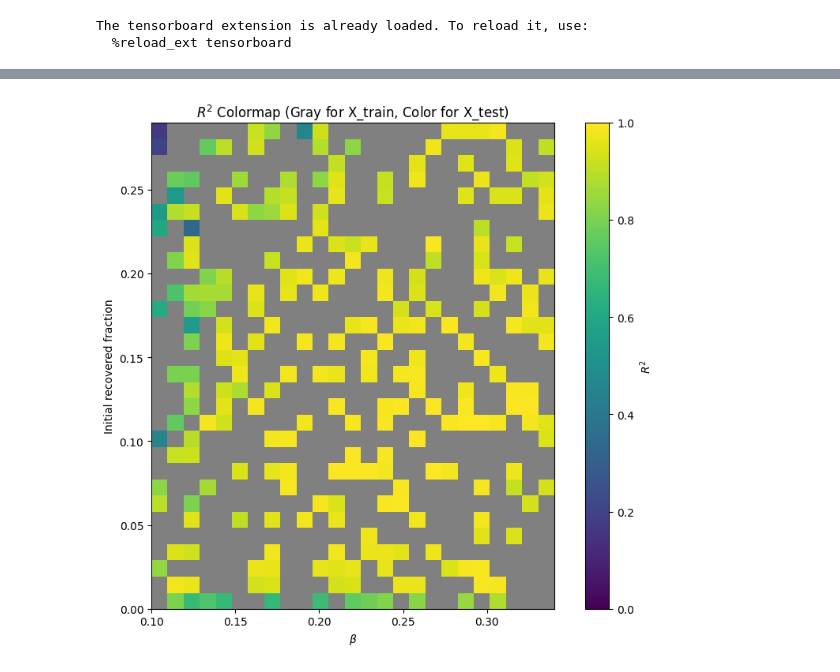
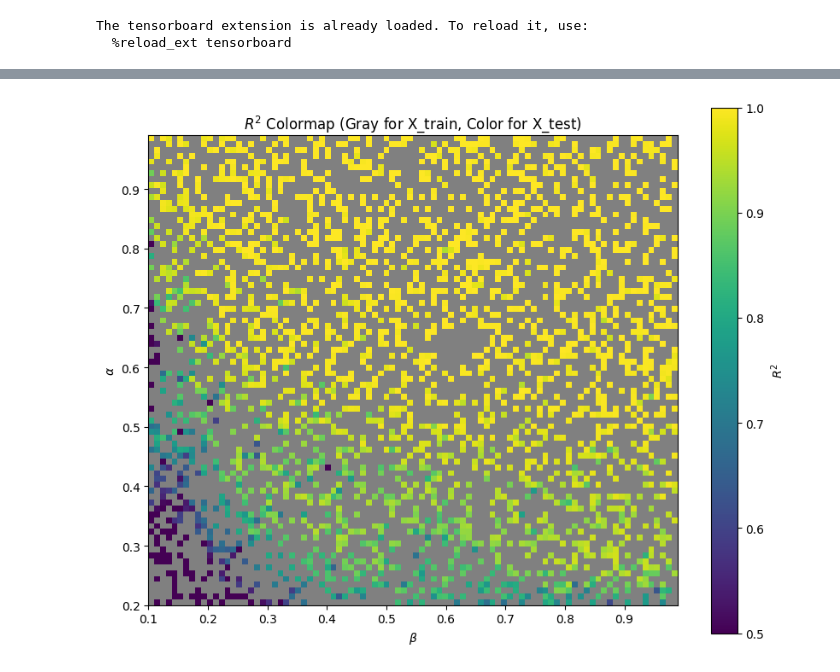
Before and after one commit to Mpkosh/hybrid_surrogate, a Jupyter notebook: notebooks/autoencoder_network_model.ipynb, the cells around one changed output, grey strips where cells are left out. Saved outputs shown, nothing was run; the diff lists cells and outputs as text; code cells hidden in the pictures.

```diff
--- a/notebooks/autoencoder_network_model.ipynb
+++ b/notebooks/autoencoder_network_model.ipynb
@@ -19,6 +24,6 @@ from torch.utils.data import DataLoader, TensorDataset
 # %%
-df = pd.read_csv('../data/network_model_dataset.csv', index_col=0)
+df = pd.read_csv('../data/network_model_dataset_7200.csv', index_col=0)
 tmax = df.values.shape[1] - 5 # number of simulation days
 # 5 - number of parameters of the network model
-df['incidence'] = df[[str(day_index) for day_index in range(tmax)]].values.tolist()
-data = df[['beta', 'init_rec_frac', 'incidence']]
+df['ts'] = df[[str(day_index) for day_index in range(tmax)]].values.tolist()
+data = df[['beta', 'alpha', 'ts']]
@@ -35,6 +36,6 @@ print(r'Диапазон параметров beta:[{}, {}], init_rec_frac:[{},
 # %%
-X_train, X_test, y_train, y_test =  train_test_split(data.drop(columns=['incidence']),
-                                                     data.incidence.values,
+X_train, X_test, y_train, y_test =  train_test_split(data.drop(columns=['ts']),
+                                                     data.ts.values,
                                                      test_size=0.33,
                                                      random_state=42)
 X_train, X_test = X_train.values, X_test.values
@@ -178,7 +130,7 @@ n_epochs = 50
 
 mse_cr = F.mse_loss
 r2_cr = r2_loss
-vae = VAE(input_size=2, hidden_size=hidden_size, latent_size=latent_size, output_size=tmax).to(device)
+vae = VariationalAutoencoder(input_size=2, hidden_size=hidden_size, latent_size=latent_size, output_size=tmax).to(device)
 optimizer = torch.optim.Adam(vae.parameters(), lr=1e-3, weight_decay=5e-4)
 # %%
 lr_sched = torch.optim.lr_scheduler.CosineAnnealingWarmRestarts(optimizer, T_0=25, T_mult=1, eta_min=1e-6)
@@ -228,3 +159,7 @@ def plot_test(gt, params, i='nan', pred_repetitions=7):
 # %%
-pred_s, r2, info_df = plot_test(y_test[80], X_test[80], 5)
+for _ in range(30):
+    index = random.randint(0, len(y_test))
+    fig = plot_test(X_test[index], y_test[index])
+    fig.savefig(r'../figures/surrogate_network_model_comparison_{}.png'.format(index),
+                dpi=600, bbox_inches='tight')
 # %% [output]
@@ -238,33 +185,33 @@ for index, params in enumerate(X_test):
 param_1_vals = np.sort(np.unique(np.concatenate((X_train[:,0], X_test[:,0]))))
 param_2_vals = np.sort(np.unique(np.concatenate((X_train[:,1], X_test[:,1]))))
 
 # Create empty grid
 heatmap = np.full((len(param_2_vals), len(param_1_vals)), np.nan)
 for (p1, p2), r2 in zip(X_test, R2_test):
     i = np.where(param_2_vals == p2)[0][0]
     j = np.where(param_1_vals == p1)[0][0]
     heatmap[i, j] = r2
 
 # Mask X_train locations
 train_mask = np.zeros_like(heatmap, dtype=bool)
 for (p1, p2) in X_train:
     i = np.where(param_2_vals == p2)[0]
     j = np.where(param_1_vals == p1)[0]
     if len(i) and len(j):
         train_mask[i[0], j[0]] = True
 
 masked_heatmap = np.ma.masked_array(heatmap, mask=train_mask)
 
 # Plot
 plt.figure(figsize=(10, 8))
 cmap = plt.cm.viridis.copy()
 cmap.set_bad('gray')  # train in gray
-img = plt.imshow(masked_heatmap, origin='lower', cmap=cmap, vmin=0, vmax=1,
+img = plt.imshow(masked_heatmap, origin='lower', cmap=cmap, vmin=0.5, vmax=1,
                  extent=[param_1_vals[0], param_1_vals[-1], param_2_vals[0], param_2_vals[-1]])
 plt.colorbar(img, label='$R^2$')
 plt.xlabel(r'$\beta$')
-plt.ylabel('Initial recovered fraction')
+plt.ylabel(r'$\alpha$')
 plt.title(r'$R^2$ Colormap (Gray for X_train, Color for X_test)')
 plt.savefig('../figures/colomap_network_autoencoder.png', dpi=600, bbox_inches='tight')
 # %% [output]
-[figure, old version]
+[figure, new version]
```
Also changed, not shown: parts of 8 cells of this notebook, 6 other files.
